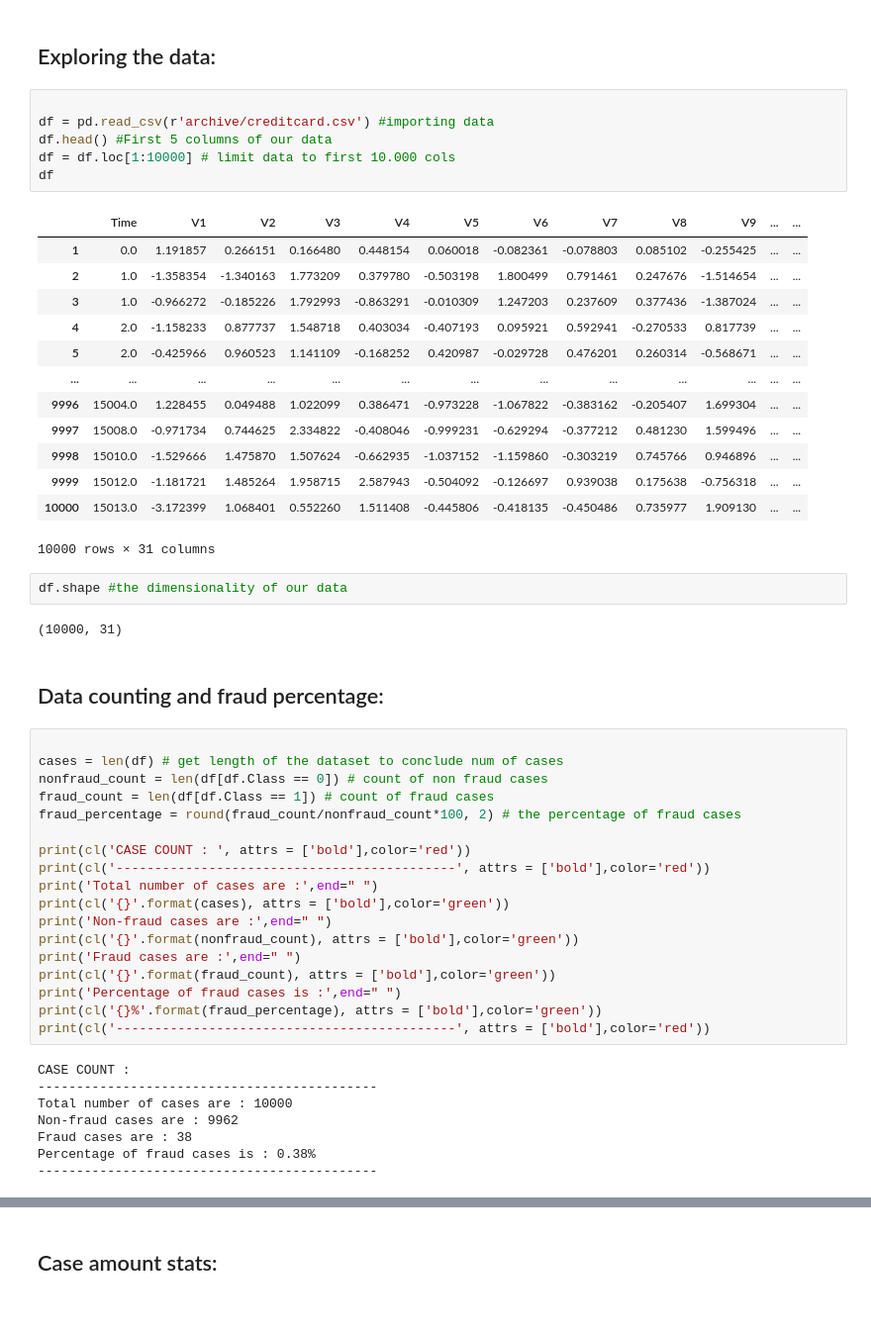
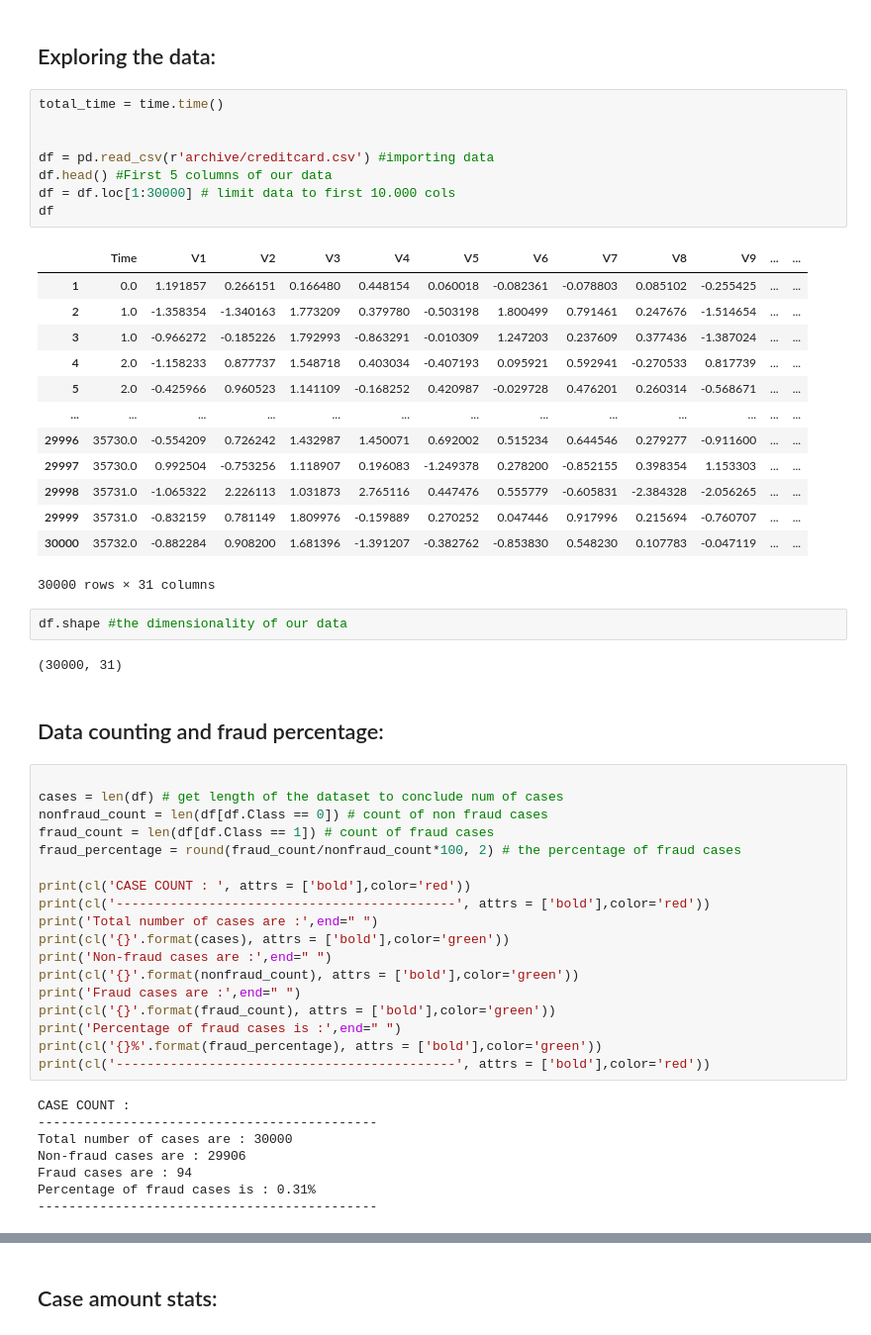
Before and after one commit to mbdev3/machineLearning, a Jupyter notebook: SVM.ipynb, the cells around one changed output, grey strips where cells are left out. Shown at 99% size. Cells and saved outputs as stored; diff of their text form.

```diff
--- a/SVM.ipynb
+++ b/SVM.ipynb
@@ -67,29 +74,31 @@ from sklearn import metrics
 # %% [markdown]
 ## <a name="2">Exploring the data:</a>
 # %%
+total_time = time.time()
+
 
 df = pd.read_csv(r'archive/creditcard.csv') #importing data
 df.head() #First 5 columns of our data
-df = df.loc[1:10000] # limit data to first 10.000 cols
+df = df.loc[1:30000] # limit data to first 10.000 cols
 df
 # %% [output]
 |  | Time | V1 | V2 | V3 | V4 | V5 | V6 | V7 | V8 | V9 | ... | ... |
 | 1 | 0.0 | 1.191857 | 0.266151 | 0.166480 | 0.448154 | 0.060018 | -0.082361 | -0.078803 | 0.085102 | -0.255425 | ... | ... |
 | 2 | 1.0 | -1.358354 | -1.340163 | 1.773209 | 0.379780 | -0.503198 | 1.800499 | 0.791461 | 0.247676 | -1.514654 | ... | ... |
 | 3 | 1.0 | -0.966272 | -0.185226 | 1.792993 | -0.863291 | -0.010309 | 1.247203 | 0.237609 | 0.377436 | -1.387024 | ... | ... |
 | 4 | 2.0 | -1.158233 | 0.877737 | 1.548718 | 0.403034 | -0.407193 | 0.095921 | 0.592941 | -0.270533 | 0.817739 | ... | ... |
 | 5 | 2.0 | -0.425966 | 0.960523 | 1.141109 | -0.168252 | 0.420987 | -0.029728 | 0.476201 | 0.260314 | -0.568671 | ... | ... |
 | ... | ... | ... | ... | ... | ... | ... | ... | ... | ... | ... | ... | ... |
-| 9996 | 15004.0 | 1.228455 | 0.049488 | 1.022099 | 0.386471 | -0.973228 | -1.067822 | -0.383162 | -0.205407 | 1.699304 | ... | ... |
-| 9997 | 15008.0 | -0.971734 | 0.744625 | 2.334822 | -0.408046 | -0.999231 | -0.629294 | -0.377212 | 0.481230 | 1.599496 | ... | ... |
-| 9998 | 15010.0 | -1.529666 | 1.475870 | 1.507624 | -0.662935 | -1.037152 | -1.159860 | -0.303219 | 0.745766 | 0.946896 | ... | ... |
-| 9999 | 15012.0 | -1.181721 | 1.485264 | 1.958715 | 2.587943 | -0.504092 | -0.126697 | 0.939038 | 0.175638 | -0.756318 | ... | ... |
-| 10000 | 15013.0 | -3.172399 | 1.068401 | 0.552260 | 1.511408 | -0.445806 | -0.418135 | -0.450486 | 0.735977 | 1.909130 | ... | ... |
+| 29996 | 35730.0 | -0.554209 | 0.726242 | 1.432987 | 1.450071 | 0.692002 | 0.515234 | 0.644546 | 0.279277 | -0.911600 | ... | ... |
+| 29997 | 35730.0 | 0.992504 | -0.753256 | 1.118907 | 0.196083 | -1.249378 | 0.278200 | -0.852155 | 0.398354 | 1.153303 | ... | ... |
+| 29998 | 35731.0 | -1.065322 | 2.226113 | 1.031873 | 2.765116 | 0.447476 | 0.555779 | -0.605831 | -2.384328 | -2.056265 | ... | ... |
+| 29999 | 35731.0 | -0.832159 | 0.781149 | 1.809976 | -0.159889 | 0.270252 | 0.047446 | 0.917996 | 0.215694 | -0.760707 | ... | ... |
+| 30000 | 35732.0 | -0.882284 | 0.908200 | 1.681396 | -1.391207 | -0.382762 | -0.853830 | 0.548230 | 0.107783 | -0.047119 | ... | ... |
-10000 rows × 31 columns
+30000 rows × 31 columns
 # %%
 df.shape #the dimensionality of our data
 # %% [output]
-(10000, 31)
+(30000, 31)
 # %% [markdown]
 ## <a name="3">Data counting and fraud percentage:</a>
 # %%
@@ -113,10 +122,10 @@ print(cl('--------------------------------------------', attrs = ['bold'],color=
 # %% [output]
 CASE COUNT :
 --------------------------------------------
-Total number of cases are : 10000
-Non-fraud cases are : 9962
-Fraud cases are : 38
-Percentage of fraud cases is : 0.38%
+Total number of cases are : 30000
+Non-fraud cases are : 29906
+Fraud cases are : 94
+Percentage of fraud cases is : 0.31%
 --------------------------------------------
 # %%
 # A bar char representing the count of Non-fraud cases vs Fraud cases
```
Also changed, not shown: parts of 14 cells of this notebook.
